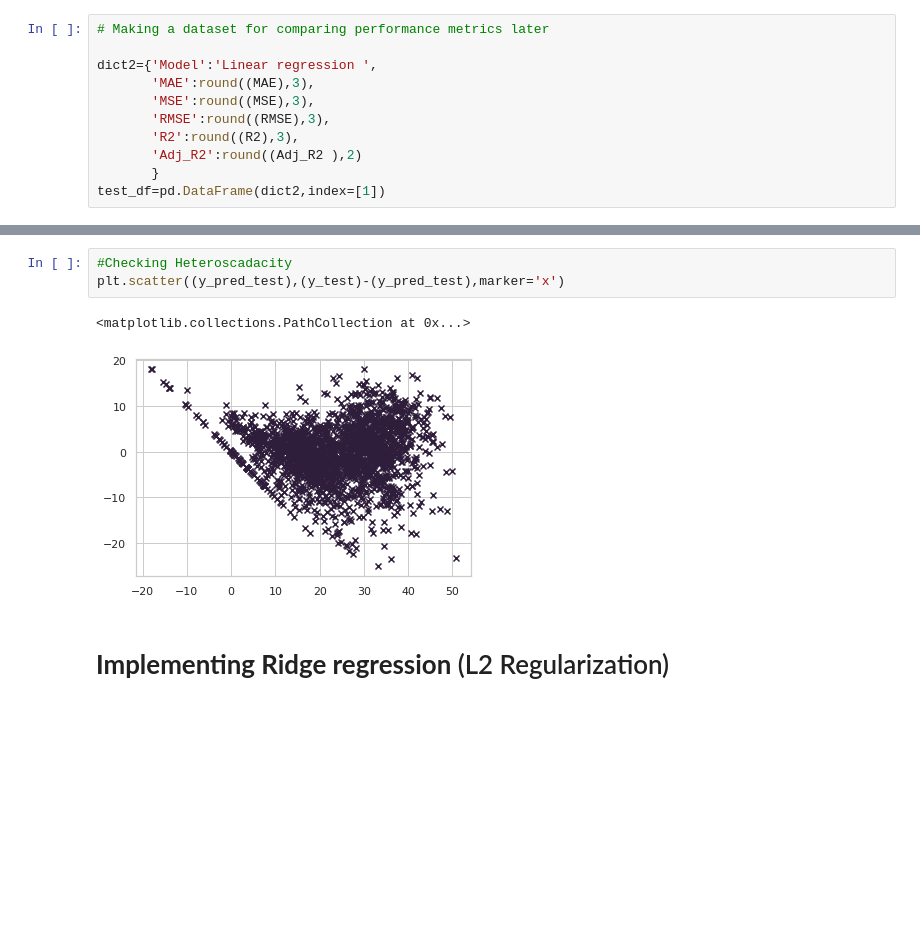
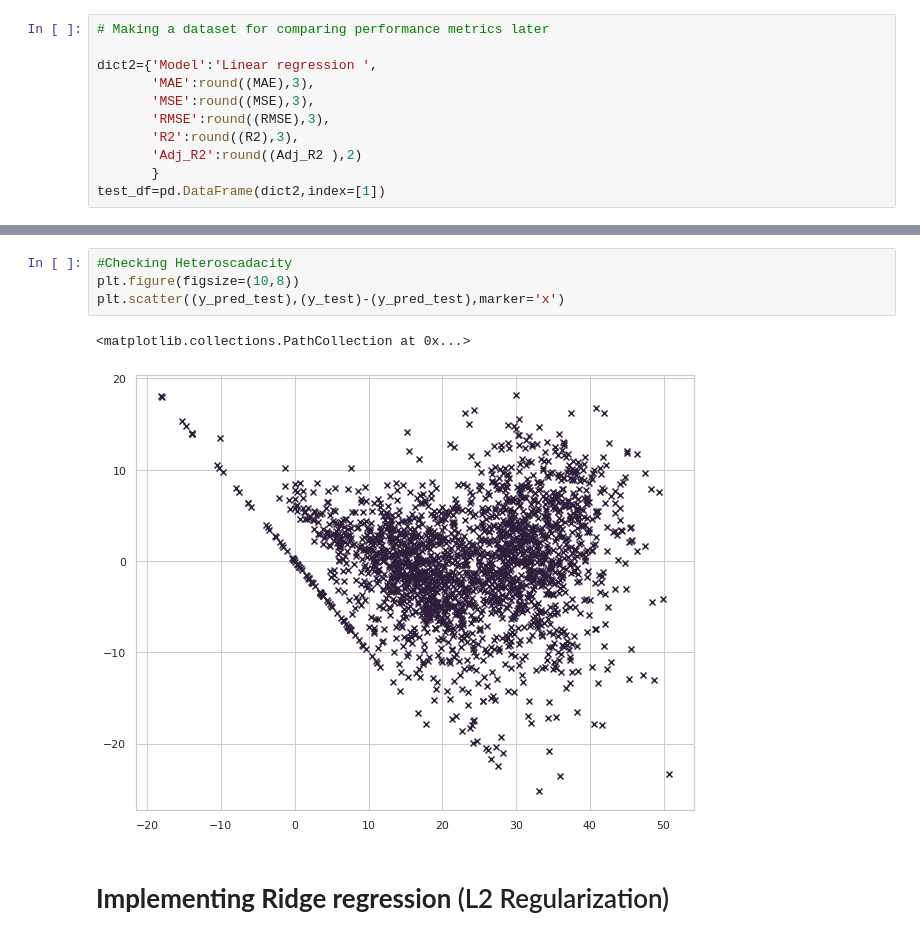
Before and after one commit to anup-anny/Bike-Sharing-Demand-Prediction, a Jupyter notebook: Bike_Sharing_Demand_Prediction_Capstone_Project.ipynb, the cells around one changed output, grey strips where cells are left out. Cells and saved outputs as stored; diff of their text form; blank space fills up the shorter version.

```diff
--- a/Bike_Sharing_Demand_Prediction_Capstone_Project.ipynb
+++ b/Bike_Sharing_Demand_Prediction_Capstone_Project.ipynb
@@ -692,9 +689,10 @@ plt.show()
 # %%
 #Checking Heteroscadacity
+plt.figure(figsize=(10,8))
 plt.scatter((y_pred_test),(y_test)-(y_pred_test),marker='x')
 # %% [output]
 <matplotlib.collections.PathCollection at 0x...>
-[figure, old version]
+[figure, new version]
 # %% [markdown]
 # **Implementing Ridge regression** (L2 Regularization)
 # %%
```
Also changed, not shown: parts of 86 cells of this notebook.
